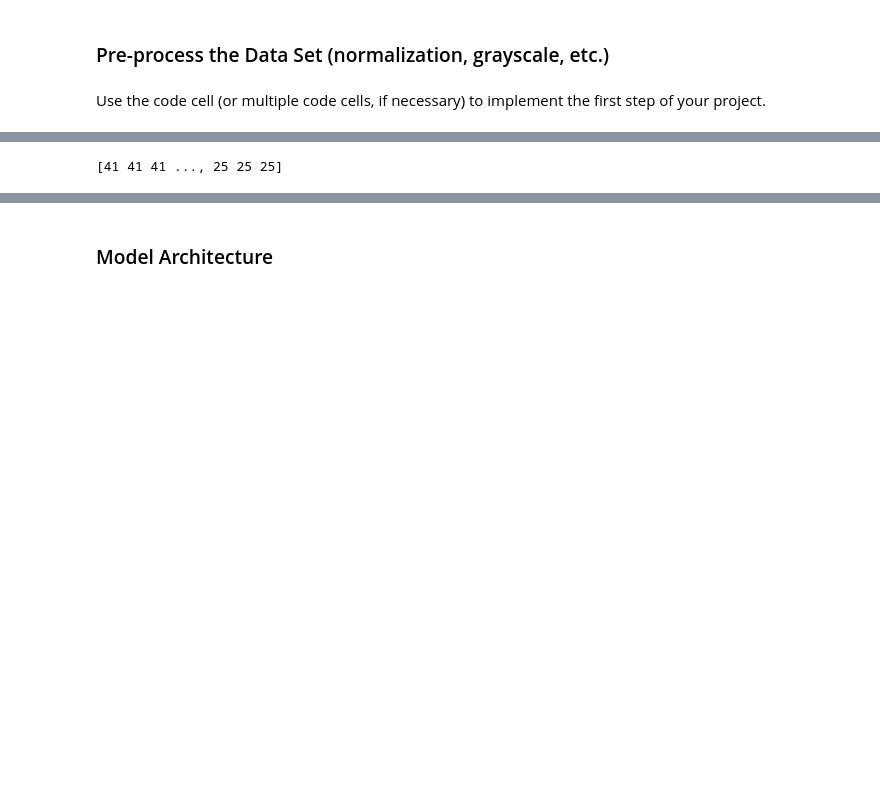
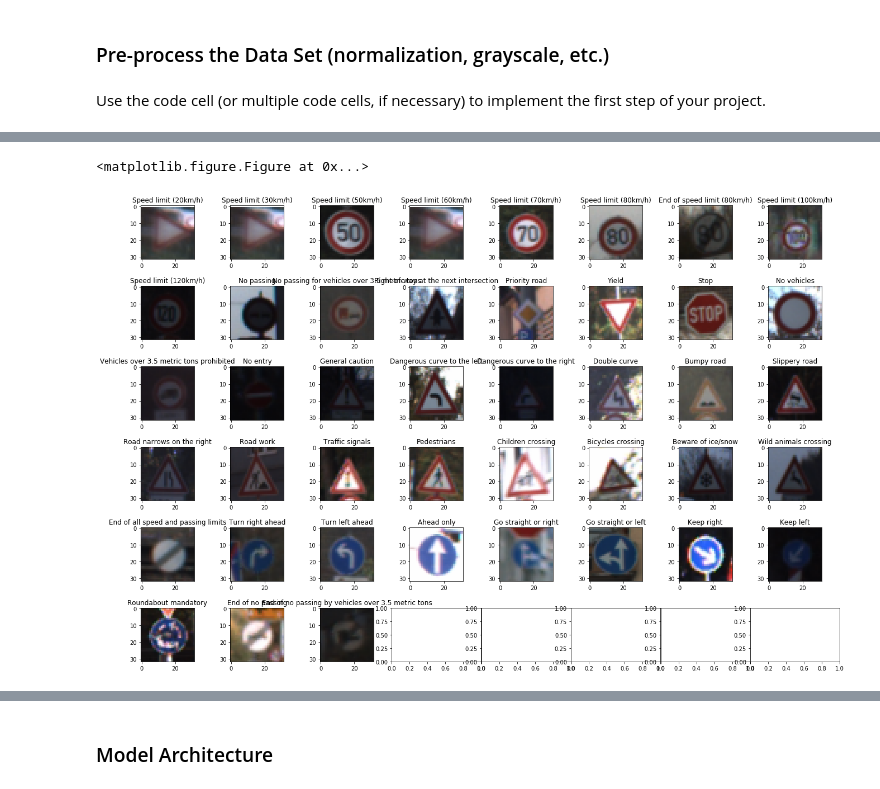
Before and after one commit to IanBoyanZhang/CarND-Traffic-Sign-Classifier-Project, a Jupyter notebook: Traffic_Sign_Classifier.ipynb, the cells around one changed output, grey strips where cells are left out. Drawn from its saved outputs; the diff is of its cells as text; code cells hidden in the pictures; blank space fills up the shorter version.

```diff
--- a/Traffic_Sign_Classifier.ipynb
+++ b/Traffic_Sign_Classifier.ipynb
@@ -214,23 +219,35 @@ plt.title("Number of examples by label in ascending order")
 # %%
 # Category data_id by labels
 from collections import defaultdict
 ids_by_labels = defaultdict(list)
 
 # defaultdict（<type 'list'>, {labels: ['id_0', 'id_1', ...]}）
 id_by_labels = defaultdict(list)
 for count, elem in enumerate(y_train):
     id_by_labels[elem].append(count)
 
+# Plot pictures in array
+plt.figure()
+fig4, axs = plt.subplots(6,8, figsize=(23, 15), facecolor='w', edgecolor='k')
+fig4.subplots_adjust(hspace = .5, wspace=.001)
+axs = axs.ravel()
+
+
+for i in range(len(id_by_labels)):
+    idx = id_by_labels[i][0]
+    axs[i].set_title(df_signnames.loc[y_train[idx]].SignName)
+    axs[i].imshow(np.asarray(X_train[idx], dtype=np.uint8))
+
+
 def get_list_from_id_by_labels(num_of_labels):
     range_list = []
     for i in range(num_of_labels):
         for j in range(len(id_by_labels[i])):
             range_list.append(id_by_labels[i][j])
     return range_list
-
-print(y_train)
 # %% [output]
-[41 41 41 ..., 25 25 25]
+<matplotlib.figure.Figure at 0x...>
+[figure, added]
 # %%
 import cv2
 def rotate_by_deg(img_in, deg):
```
Also changed, not shown: parts of 10 cells of this notebook.
